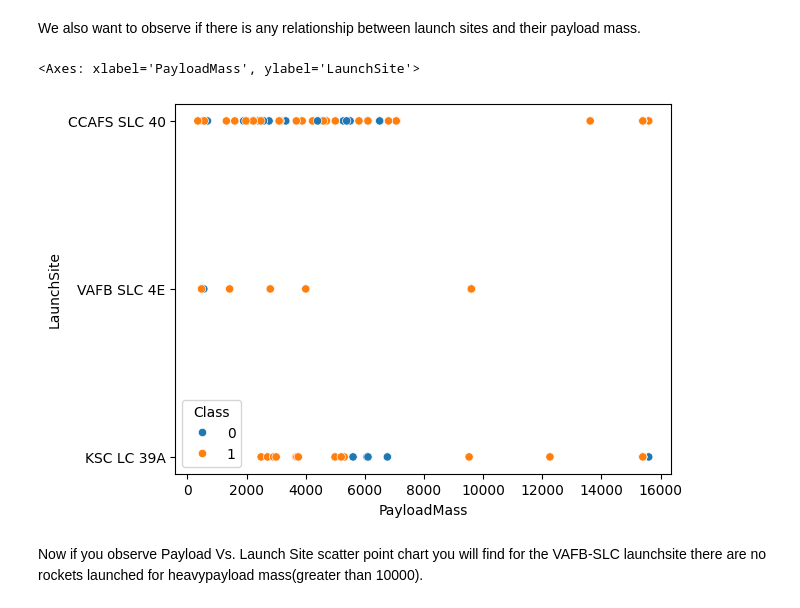
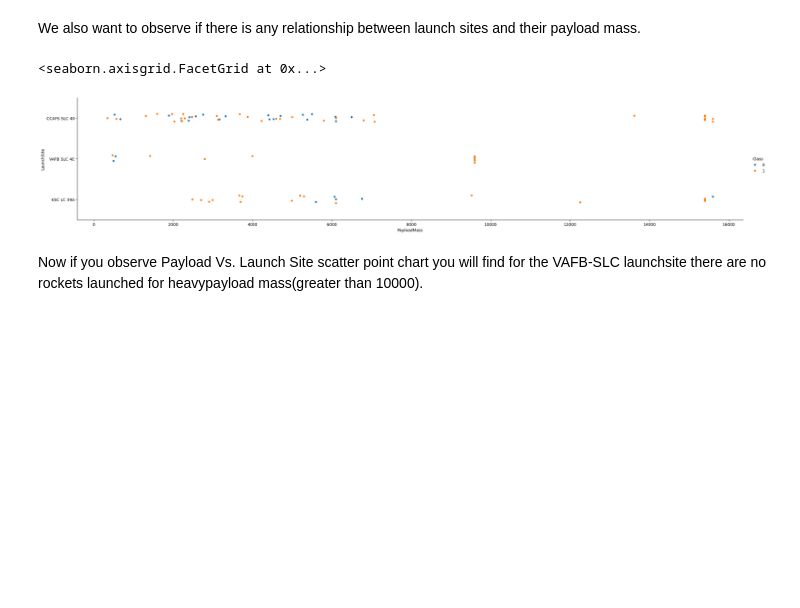
Before and after one commit to peterbean410/Winning-Space-Race-With-Science, a Jupyter notebook: jupyter-labs-eda-dataviz-v2.ipynb, the cells around one changed output. Cells and saved outputs as stored; diff of their text form; code cells hidden in the pictures; blank space fills up the shorter version.

```diff
--- a/jupyter-labs-eda-dataviz-v2.ipynb
+++ b/jupyter-labs-eda-dataviz-v2.ipynb
@@ -102,10 +164,10 @@ Now try to explain the patterns you found in the Flight Number vs. Launch Site s
 We also want to observe if there is any relationship between launch sites and their payload mass.
 # %%
 # Plot a scatter point chart with x axis to be Pay Load Mass (kg) and y axis to be the launch site, and hue to be the class value
-sns.scatterplot(x='PayloadMass',y='LaunchSite', data=df,hue='Class')
+sns.catplot(x='PayloadMass',y='LaunchSite', data=df,hue='Class', aspect=5)
 # %% [output]
-<Axes: xlabel='PayloadMass', ylabel='LaunchSite'>
+<seaborn.axisgrid.FacetGrid at 0x...>
-[figure, old version]
+[figure, new version]
 # %% [markdown]
 Now if you observe Payload Vs. Launch Site scatter point chart you will find for the VAFB-SLC  launchsite there are no  rockets  launched for  heavypayload mass(greater than 10000).
 # %% [markdown]
```
Also changed, not shown: parts of 10 cells of this notebook, 3 other files.
